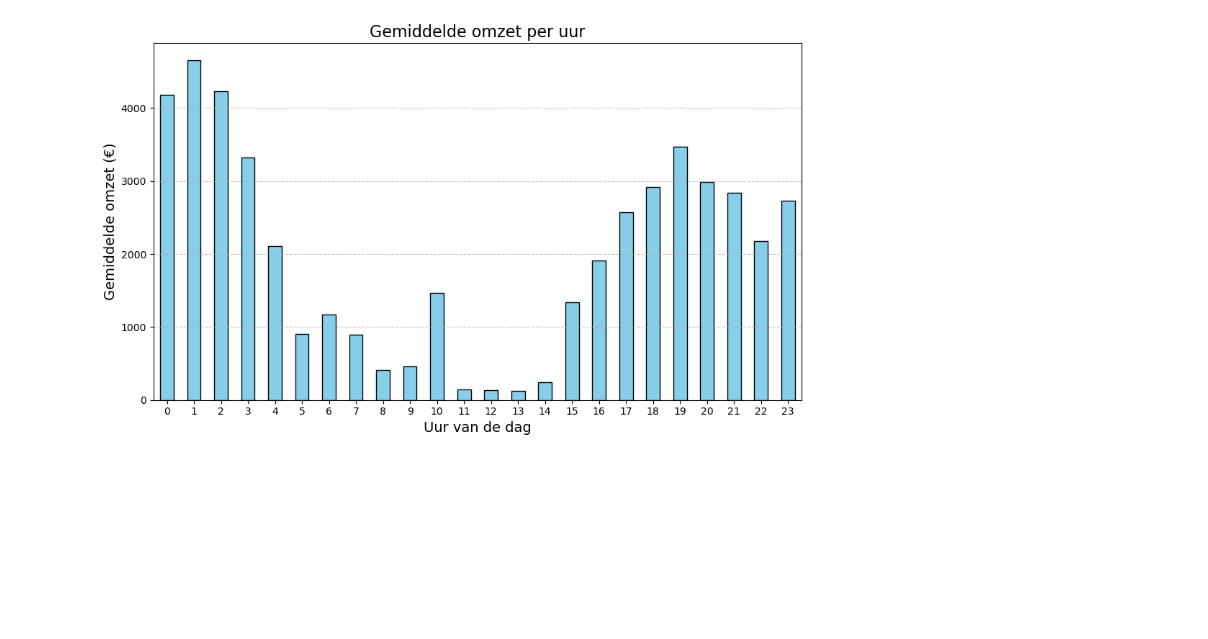
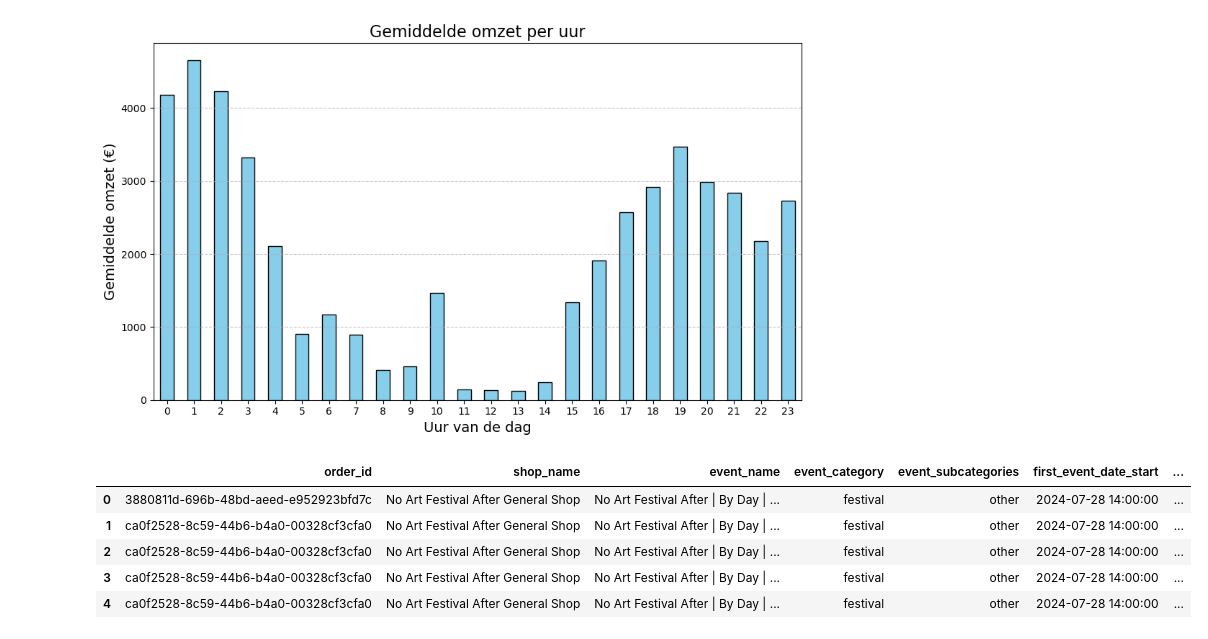
Before and after one commit to DesignerTies/leren_beslissen, a Jupyter notebook: visualize_bar.ipynb, the cells around one changed output. Drawn from its saved outputs; the diff is of its cells as text; code cells hidden in the pictures; blank space fills up the shorter version.

```diff
--- a/visualize_bar.ipynb
+++ b/visualize_bar.ipynb
@@ -31,3 +40,18 @@ plt.tight_layout()
 plt.show()
 # %% [output]
 [figure]
+# %%
+# Visualize only for periods when lofi is opened
+
+scan_bar_merge_file = './data_output/merged_ticket_bar.csv'
+
+scan_bar_merged_df = pd.read_csv(scan_bar_merge_file)
+
+scan_bar_merged_df.head()
+# %% [output]
+|  | order_id | shop_name | event_name | event_category | event_subcategories | first_event_date_start | ... |
+| 0 | 3880811d-696b-48bd-aeed-e952923bfd7c | No Art Festival After General Shop | No Art Festival After | By Day | ... | festival | other | 2024-07-28 14:00:00 | ... |
+| 1 | ca0f2528-8c59-44b6-b4a0-00328cf3cfa0 | No Art Festival After General Shop | No Art Festival After | By Day | ... | festival | other | 2024-07-28 14:00:00 | ... |
+| 2 | ca0f2528-8c59-44b6-b4a0-00328cf3cfa0 | No Art Festival After General Shop | No Art Festival After | By Day | ... | festival | other | 2024-07-28 14:00:00 | ... |
+| 3 | ca0f2528-8c59-44b6-b4a0-00328cf3cfa0 | No Art Festival After General Shop | No Art Festival After | By Day | ... | festival | other | 2024-07-28 14:00:00 | ... |
+| 4 | ca0f2528-8c59-44b6-b4a0-00328cf3cfa0 | No Art Festival After General Shop | No Art Festival After | By Day | ... | festival | other | 2024-07-28 14:00:00 | ... |
```
Also changed, not shown: parts of 6 cells of this notebook, 10 other files.
